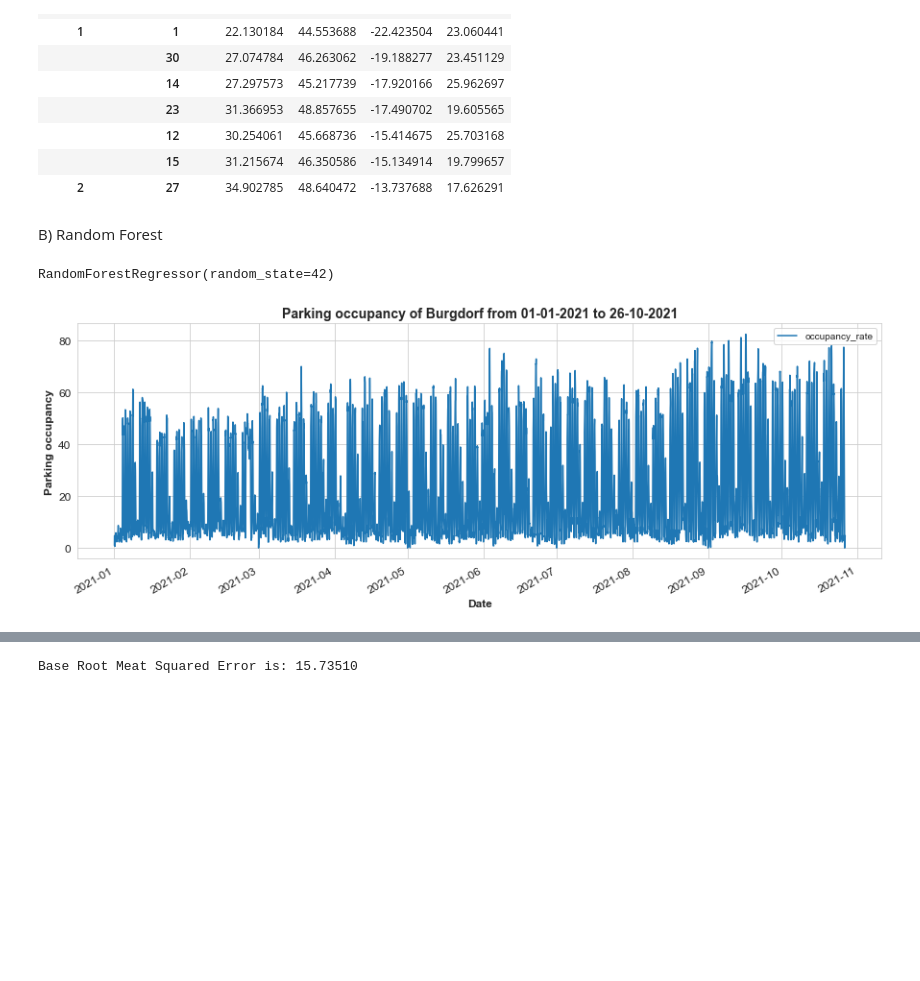
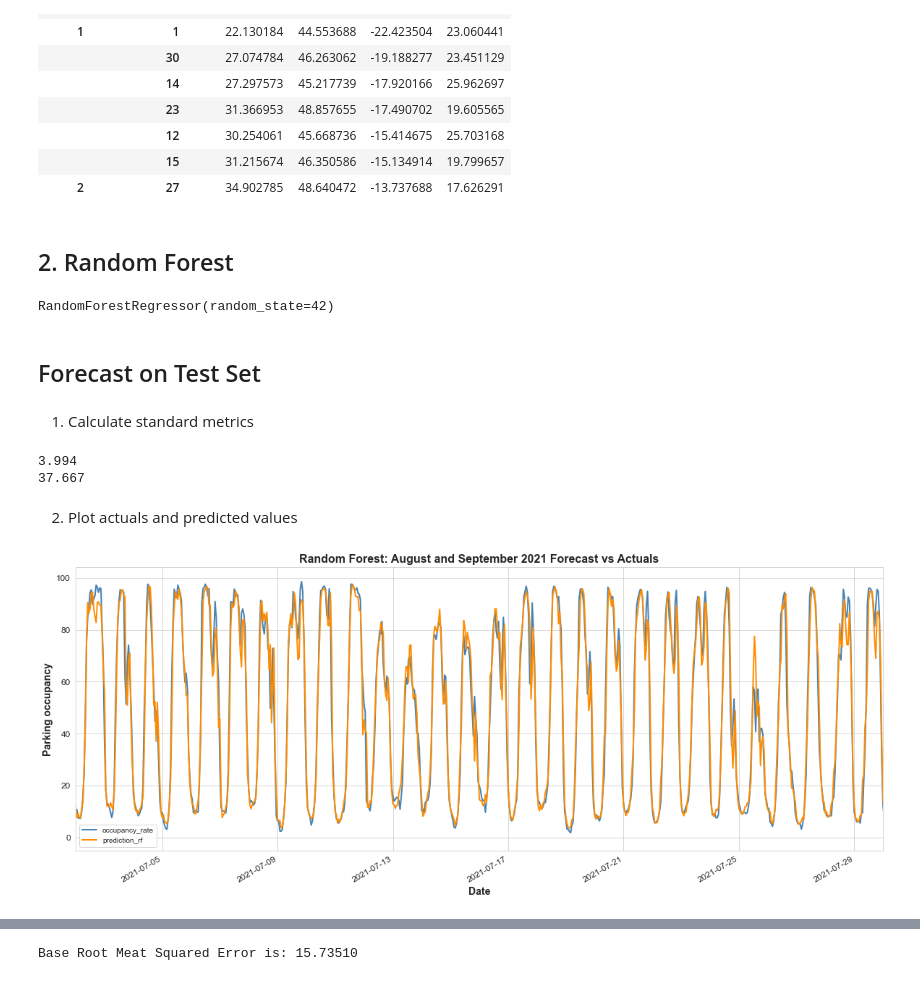
Before and after one commit to christopherkindl/start-hack-2021, a Jupyter notebook: 01_ml/time_series_model.ipynb, the cells around one changed output, grey strips where cells are left out. Drawn from its saved outputs; the diff is of its cells as text; code cells hidden in the pictures; blank space fills up the shorter version.

Commit message:
update model performance

```diff
--- a/01_ml/time_series_model.ipynb
+++ b/01_ml/time_series_model.ipynb
@@ -751,7 +733,11 @@ def split(df, label=None):
              'week_of_year',
              'temperature',
              'weather',
-             'holiday']]
+             'holiday',
+             't-7',
+             't-3',
+             't-2',
+             't-1']]
     if label:
         y = df[label]
         return X, y
@@ -828,5 +800,2 @@ xgb.plot_importance(reg.get_booster())
 # %% [markdown]
 ## Forecast on test set
-# %%
-df_test['prediction'] = reg.predict(X_test)
-df_all = pd.concat([df_test, df_train], sort=False)
@@ -866,5 +802,10 @@ plt.savefig('/Users/christopherkindl/working/start-hack-2021/05_visualisations_o
 # %% [markdown]
 1) Calculate standard metrics
+# %%
+model = 'prediction_xgboost'
+
+df_test[model] = reg.predict(X_test)
+df_all = pd.concat([df_test, df_train], sort=False)
 # %%
 # compute average MAE and MSE
 # date_filter = 600
@@ -907,32 +870,53 @@ error_by_day.sort_values('error', ascending=True).head(10)
 |  | 15 | 31.215674 | 46.350586 | -15.134914 | 19.799657 |
 | 2 | 27 | 34.902785 | 48.640472 | -13.737688 | 17.626291 |
 # %% [markdown]
-B) Random Forest
+## 2. Random Forest
 # %%
 # initialise model
 rf = RandomForestRegressor(n_estimators=100, random_state=42) # will be optimised by grid search
 rf.fit(X_train, y_train)
 # %% [output]
 RandomForestRegressor(random_state=42)
+# %% [markdown]
+## Forecast on Test Set
+# %% [markdown]
+1) Calculate standard metrics
 # %%
-df_test['prediction'] = rf.predict(X_test)
+model = 'prediction_rf'
+df_test[model] = rf.predict(X_test)
 df_all = pd.concat([df_test, df_train], sort=False)
+# %%
+# compute average MAE and MSE
+# date_filter = 600
+model = 'prediction_rf'
+
+print(round(mean_absolute_error(y_true=df_test['occupancy_rate'], y_pred=df_test[model]), 3))
+print(round(mean_squared_error(y_true=df_test['occupancy_rate'], y_pred=df_test[model]), 3))
+# %% [output]
+3.994
+37.667
+# %% [markdown]
+2) Plot actuals and predicted values
 # %%
-# df_all = df_all.set_index('date')
-# df_all[['occupancy_rate','prediction']].plot(figsize=(15, 5))
-df_all[['occupancy_rate']].plot(figsize=(15, 5))
+# Plot the forecast with the actuals
+model = 'prediction_rf'
 
-# add labels
-plt.title('Parking occupancy of Burgdorf from 01-01-2021 to 26-10-2021',
-           fontsize = 14, weight = 'bold');
-plt.xlabel('Date', fontsize = 12, weight = 'bold');
-plt.ylabel('Parking occupancy', fontsize = 12, weight = 'bold');
+fig = plt.figure(figsize=(20,8));
+ax = fig.add_subplot(111);
+_ = df_all[['occupancy_rate', model]].plot(ax=ax, style=['-','-'], linewidth=2, color=['steelblue', 'darkorange'])
+
+ax.set_xbound(lower='2021-07-02', upper='2021-07-30')
+# plot = plt.suptitle('Autumn 2021 Forecast vs Actuals')
+plt.title('Random Forest: August and September 2021 Forecast vs Actuals',
+           fontsize = 16, weight = 'bold');
+plt.xlabel('Date', fontsize = 14, weight = 'bold');
+plt.ylabel('Parking occupancy', fontsize = 14, weight = 'bold');
+
 
 # save fig
-path = '/.'
-os.chdir(path)
-file = 'burgdorf_all.png'
+
+file = 'burgdorf_rf.png'
 plt.savefig('/Users/christopherkindl/working/start-hack-2021/05_visualisations_of_eda/' + file,
            facecolor=fig.get_facecolor(), edgecolor='none');
 # %% [output]
-[figure, old version]
+[figure, new version]
```
Also changed, not shown: parts of 44 cells of this notebook, 7 other files.
